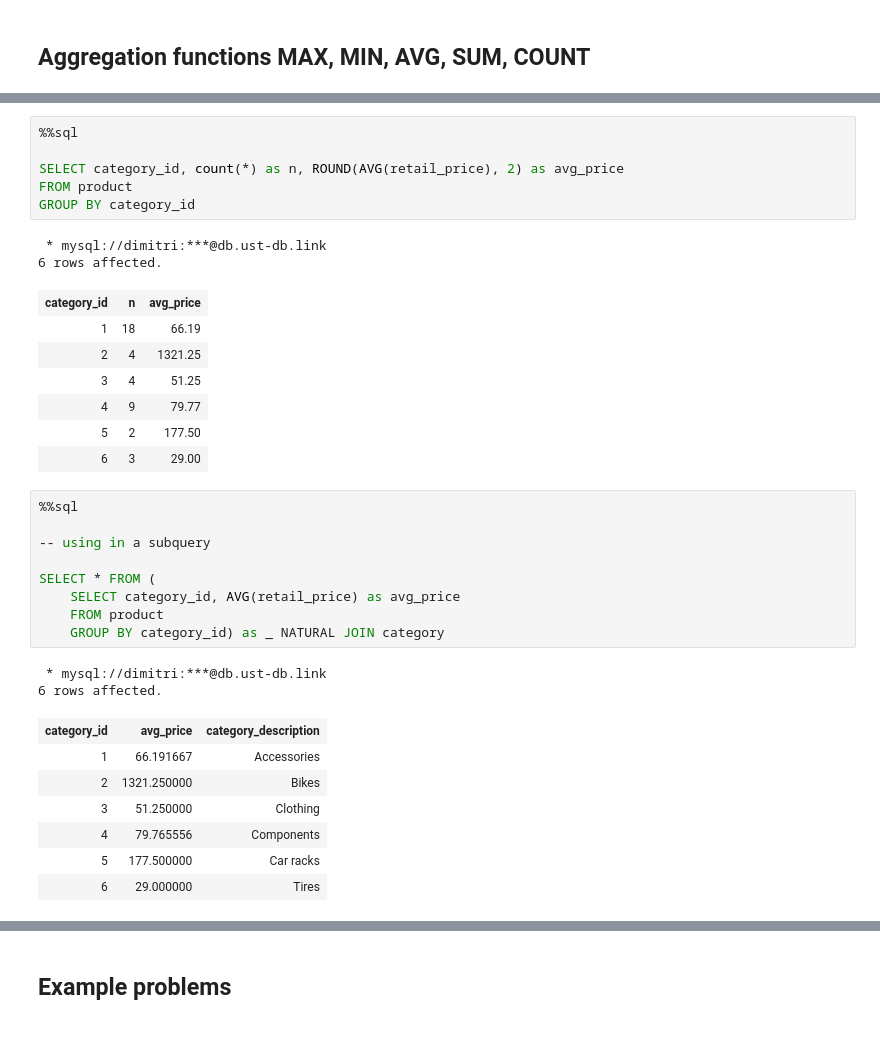
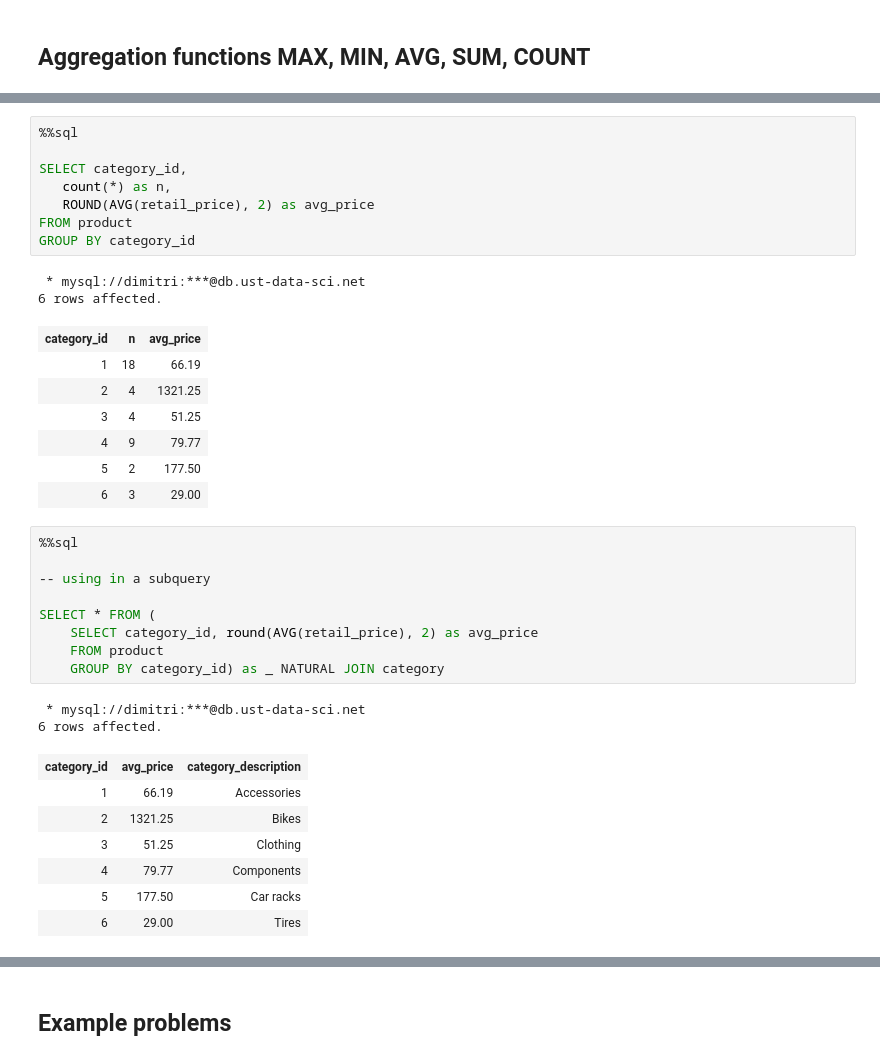
Before and after one commit to dimitri-yatsenko/Database-Systems-for-Data-Science, a Jupyter notebook: notebooks/GroupBy.ipynb, the cells around one changed output, grey strips where cells are left out. Cells and saved outputs as stored; diff of their text form.

```diff
--- a/notebooks/GroupBy.ipynb
+++ b/notebooks/GroupBy.ipynb
@@ -190,11 +202,13 @@ FROM product
 # %%
 %%sql
 
-SELECT category_id, count(*) as n, ROUND(AVG(retail_price), 2) as avg_price
+SELECT category_id,
+   count(*) as n,
+   ROUND(AVG(retail_price), 2) as avg_price
 FROM product
 GROUP BY category_id
 # %% [output]
- * mysql://dimitri:***@db.ust-db.link
+ * mysql://dimitri:***@db.ust-data-sci.net
 6 rows affected.
 | category_id | n | avg_price |
 | 1 | 18 | 66.19 |
@@ -206,22 +220,22 @@ GROUP BY category_id
 # %%
 %%sql
 
 -- using in a subquery
 
 SELECT * FROM (
-    SELECT category_id, AVG(retail_price) as avg_price
+    SELECT category_id, round(AVG(retail_price), 2) as avg_price
     FROM product
     GROUP BY category_id) as _ NATURAL JOIN category
 # %% [output]
- * mysql://dimitri:***@db.ust-db.link
+ * mysql://dimitri:***@db.ust-data-sci.net
 6 rows affected.
 | category_id | avg_price | category_description |
-| 1 | 66.191667 | Accessories |
-| 2 | 1321.250000 | Bikes |
-| 3 | 51.250000 | Clothing |
-| 4 | 79.765556 | Components |
-| 5 | 177.500000 | Car racks |
-| 6 | 29.000000 | Tires |
+| 1 | 66.19 | Accessories |
+| 2 | 1321.25 | Bikes |
+| 3 | 51.25 | Clothing |
+| 4 | 79.77 | Components |
+| 5 | 177.50 | Car racks |
+| 6 | 29.00 | Tires |
 # %%
 %%sql
 
```
Also changed, not shown: parts of 39 cells of this notebook, 1 other file.
